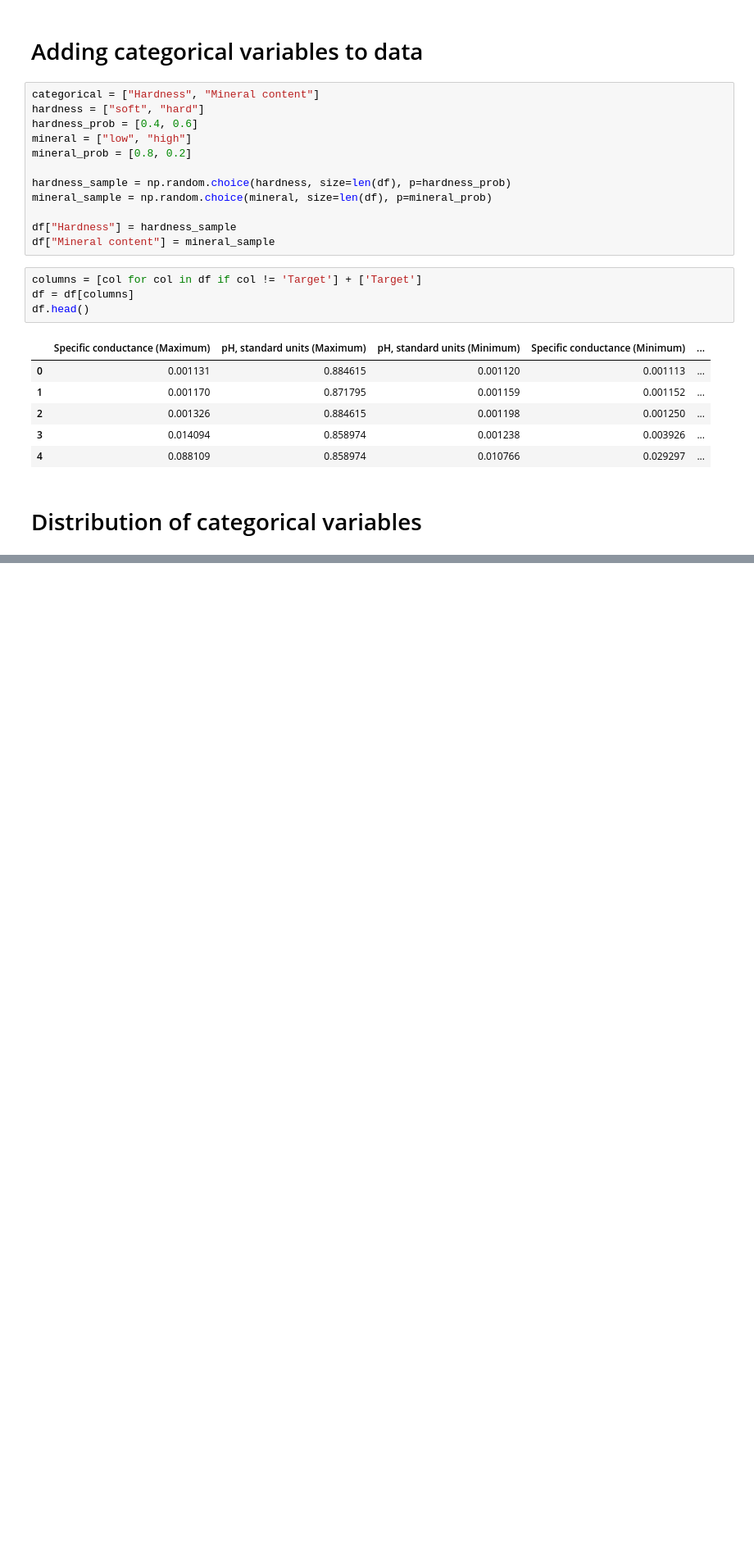
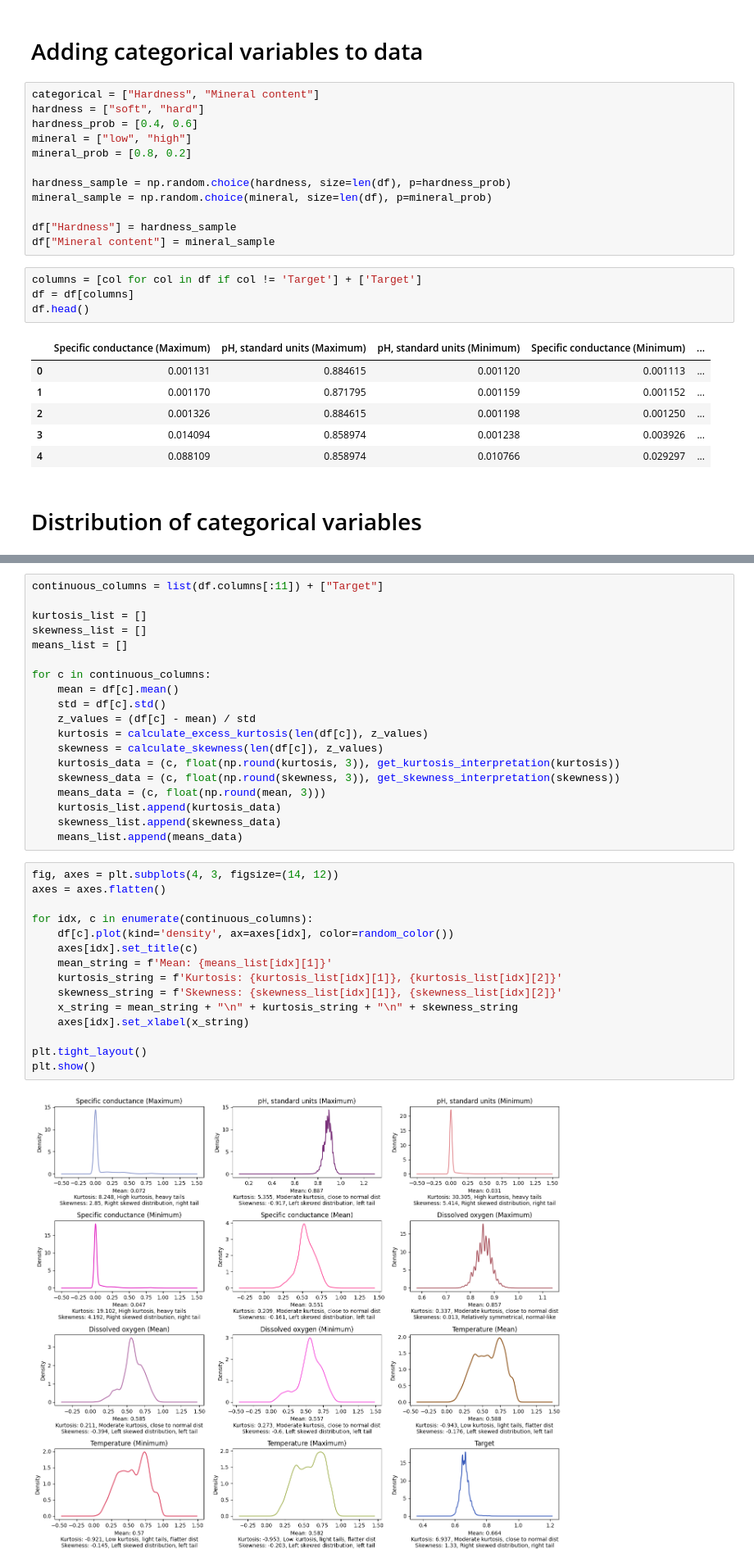
Before and after one commit to glovric/NOSQLBDA-TVZ, a Jupyter notebook: Python_2/stats_analysis_2.ipynb, the cells around one changed output, grey strips where cells are left out. Shown: that part at 82% size. Drawn from its saved outputs; the diff is of its cells as text; blank space fills up the shorter version.

```diff
--- a/Python_2/stats_analysis_2.ipynb
+++ b/Python_2/stats_analysis_2.ipynb
@@ -73,0 +106,36 @@ plt.show()
+# %%
+continuous_columns = list(df.columns[:11]) + ["Target"]
+
+kurtosis_list = []
+skewness_list = []
+means_list = []
+
+for c in continuous_columns:
+    mean = df[c].mean()
+    std = df[c].std()
+    z_values = (df[c] - mean) / std
+    kurtosis = calculate_excess_kurtosis(len(df[c]), z_values)
+    skewness = calculate_skewness(len(df[c]), z_values)
+    kurtosis_data = (c, float(np.round(kurtosis, 3)), get_kurtosis_interpretation(kurtosis))
+    skewness_data = (c, float(np.round(skewness, 3)), get_skewness_interpretation(skewness))
+    means_data = (c, float(np.round(mean, 3)))
+    kurtosis_list.append(kurtosis_data)
+    skewness_list.append(skewness_data)
+    means_list.append(means_data)
+# %%
+fig, axes = plt.subplots(4, 3, figsize=(14, 12))
+axes = axes.flatten()
+
+for idx, c in enumerate(continuous_columns):
+    df[c].plot(kind='density', ax=axes[idx], color=random_color())
+    axes[idx].set_title(c)
+    mean_string = f'Mean: {means_list[idx][1]}'
+    kurtosis_string = f'Kurtosis: {kurtosis_list[idx][1]}, {kurtosis_list[idx][2]}'
+    skewness_string = f'Skewness: {skewness_list[idx][1]}, {skewness_list[idx][2]}'
+    x_string = mean_string + "\n" + kurtosis_string + "\n" + skewness_string
+    axes[idx].set_xlabel(x_string)
+
+plt.tight_layout()
+plt.show()
+# %% [output]
+[figure, added]
```
Also changed, not shown: parts of 3 cells of this notebook.
